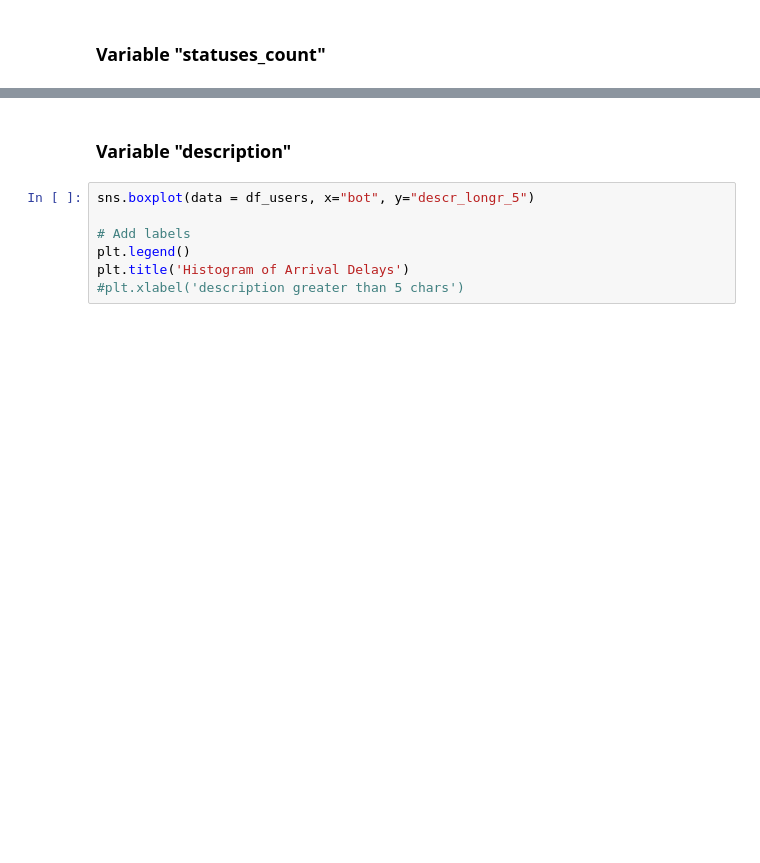
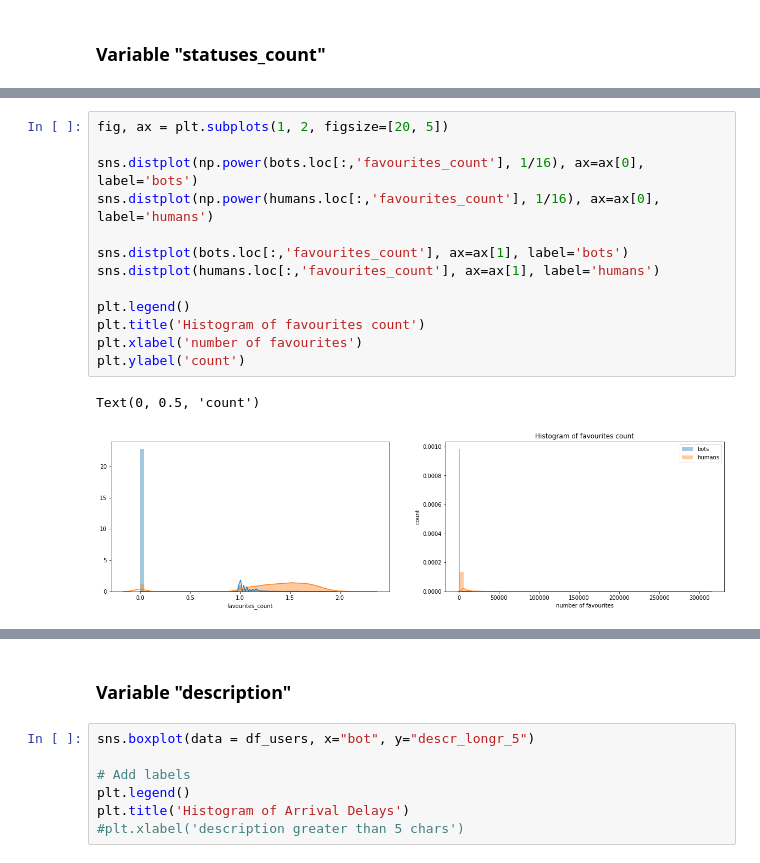
Before and after one commit to jpclemente/Bot-Detection, a Jupyter notebook: Informe.ipynb, the cells around one changed output, grey strips where cells are left out. Cells and saved outputs as stored; diff of their text form; blank space fills up the shorter version.

```diff
--- a/Informe.ipynb
+++ b/Informe.ipynb
@@ -200,0 +261,16 @@ Text(0, 0.5, 'count')
+# %%
+fig, ax = plt.subplots(1, 2, figsize=[20, 5])
+
+sns.distplot(np.power(bots.loc[:,'favourites_count'], 1/16), ax=ax[0], label='bots')
+sns.distplot(np.power(humans.loc[:,'favourites_count'], 1/16), ax=ax[0], label='humans')
+
+sns.distplot(bots.loc[:,'favourites_count'], ax=ax[1], label='bots')
+sns.distplot(humans.loc[:,'favourites_count'], ax=ax[1], label='humans')
+
+plt.legend()
+plt.title('Histogram of favourites count')
+plt.xlabel('number of favourites')
+plt.ylabel('count')
+# %% [output]
+Text(0, 0.5, 'count')
+[figure, added]
```
Also changed, not shown: parts of 34 cells of this notebook.
